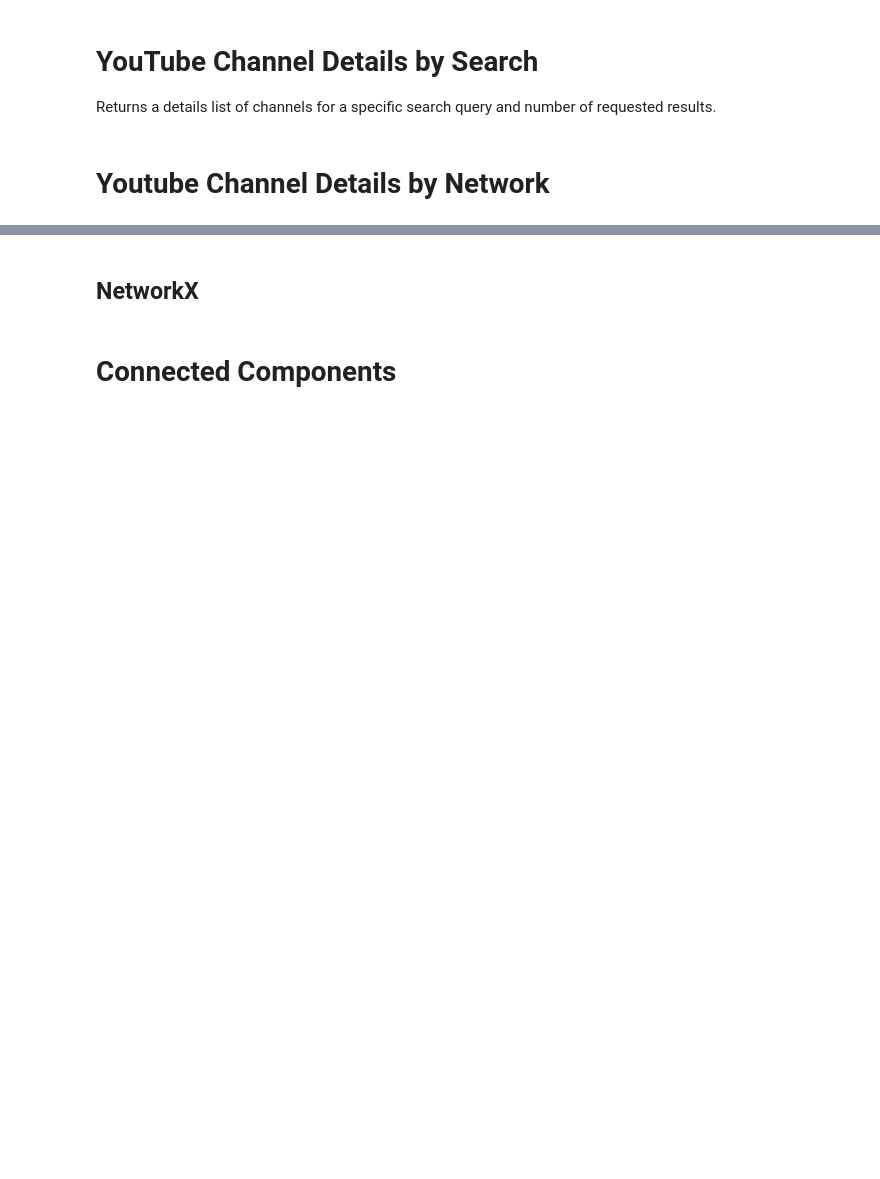
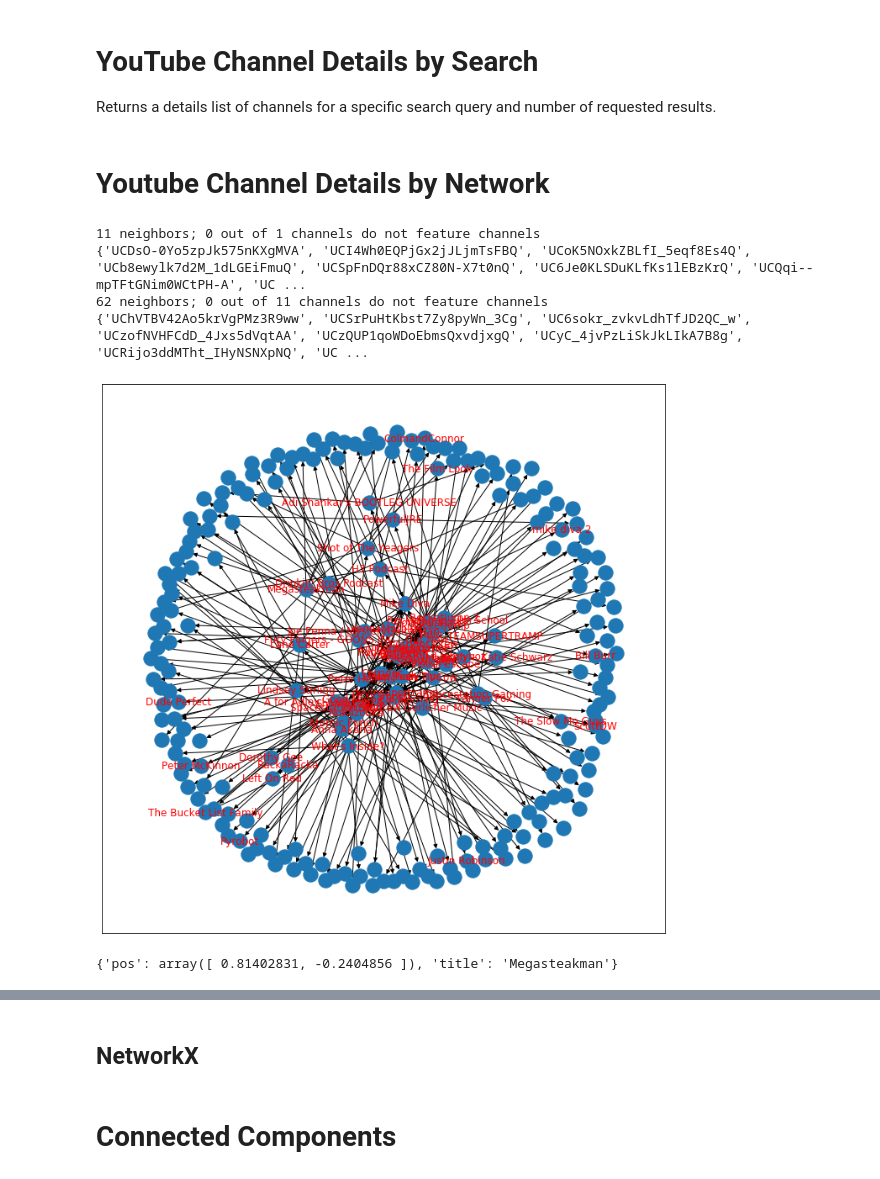
Before and after one commit to DanOvad/youtube-channel-analysis, a Jupyter notebook: youtube_data.ipynb, the cells around one changed output, grey strips where cells are left out. Drawn from its saved outputs; the diff is of its cells as text; code cells hidden in the pictures; blank space fills up the shorter version.

```diff
--- a/youtube_data.ipynb
+++ b/youtube_data.ipynb
@@ -199,2 +44,4 @@ youtube_channel_details_by_network([CHANNEL_RESP[9]],2)
+# %%
+CHANNELS_DETAILS_ITEMS_LIST = youtube_requests.youtube_channel_details_by_search('Corridor',50)
 # %% [markdown]
 # Youtube Channel Details by Network
@@ -242,0 +52,20 @@ def extract_featured_channels(channel_response):
+# %%
+CORRIDOR_RESP = CHANNELS_DETAILS_ITEMS_LIST[11]
+# %%
+# Get a list of dictionaries, where each dictionary represents details for a specific channel
+CHANNELS_DETAILS_ITEMS_LIST = youtube_requests.youtube_channel_details_by_network([CORRIDOR_RESP], 2)
+
+# Graph the network of channels
+G = network_graphs.graph_channels(CHANNELS_DETAILS_ITEMS_LIST)
+
+# Extract a columnar list of channel details
+CHANNELS_DETAILS_LIST = data_processing.extract_channel_details(CHANNELS_DETAILS_ITEMS_LIST)
+
+# Create a dataframe
+DF = data_processing.create_df_from_details_list(CHANNELS_DETAILS_LIST)
+# %% [output]
+11 neighbors; 0 out of 1 channels do not feature channels
+{'UCDsO-0Yo5zpJk575nKXgMVA', 'UCI4Wh0EQPjGx2jJLjmTsFBQ', 'UCoK5NOxkZBLfI_5eqf8Es4Q', 'UCb8ewylk7d2M_1dLGEiFmuQ', 'UCSpFnDQr88xCZ80N-X7t0nQ', 'UC6Je0KLSDuKLfKs1lEBzKrQ', 'UCQqi--mpTFtGNim0WCtPH-A', 'UC ...
+62 neighbors; 0 out of 11 channels do not feature channels
+{'UChVTBV42Ao5krVgPMz3R9ww', 'UCSrPuHtKbst7Zy8pyWn_3Cg', 'UC6sokr_zvkvLdhTfJD2QC_w', 'UCzofNVHFCdD_4Jxs5dVqtAA', 'UCzQUP1qoWDoEbmsQxvdjxgQ', 'UCyC_4jvPzLiSkJkLIkA7B8g', 'UCRijo3ddMTht_IHyNSNXpNQ', 'UC ...
+[figure, added]
@@ -242,0 +80,4 @@ def extract_featured_channels(channel_response):
+# %%
+H.nodes['UChVTBV42Ao5krVgPMz3R9ww']
+# %% [output]
+{'pos': array([ 0.81402831, -0.2404856 ]), 'title': 'Megasteakman'}
```
Also changed, not shown: parts of 69 cells of this notebook, 5 other files.
